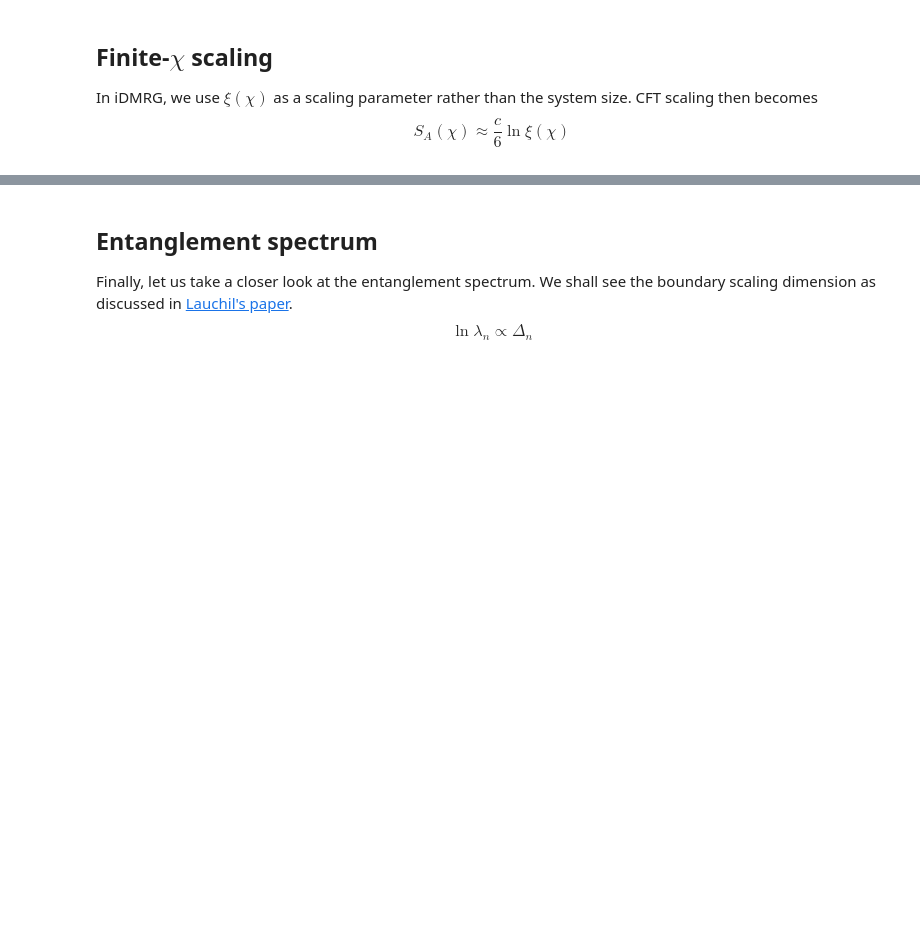
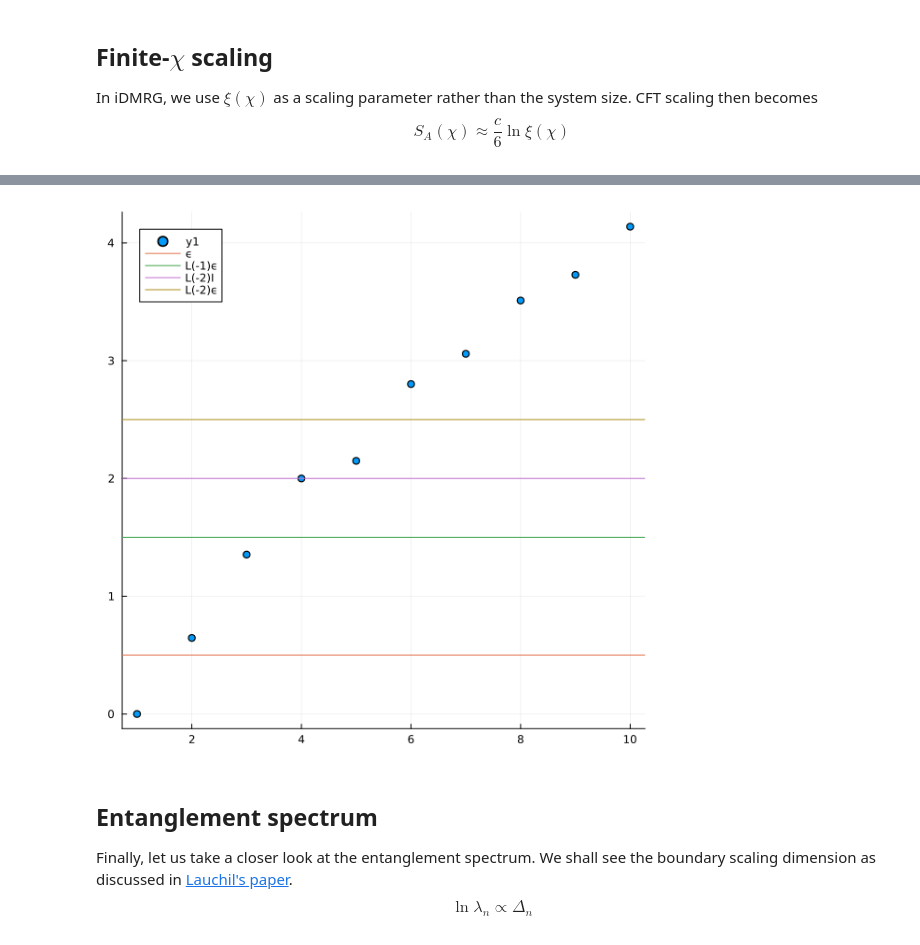
Before and after one commit to dartsushi/MPSKit_tutorial, a Jupyter notebook: mps_tutorial.ipynb, the cells around one changed output, grey strips where cells are left out. Saved outputs shown, nothing was run; the diff lists cells and outputs as text; code cells hidden in the pictures; blank space fills up the shorter version.

```diff
--- a/mps_tutorial.ipynb
+++ b/mps_tutorial.ipynb
@@ -378,3 +405,14 @@ TensorKit.SortedVectorDict{Trivial, Vector{Float64}} with 1 entry:
+# %%
+Λₙ = entanglement_spectrum(ψ₀∞).values[1]
+λₙ = Λₙ.^2
+normalization = log.(λₙ[1]./λₙ[4])
+plot(2*log.(λₙ[1]./λₙ[1:10])/normalization,st=:scatter,size=(600,600))
+hline!([0.5],label="ϵ")
+hline!([1.5],label="L(-1)ϵ")
+hline!([2.0],label="L(-2)I")
+hline!([2.5],label="L(-2)ϵ")
+# %% [output]
+[figure, added]
 # %% [markdown]
 ## Entanglement spectrum
 Finally, let us take a closer look at the entanglement spectrum. We shall see the boundary scaling dimension as discussed in [Lauchil's paper](https://arxiv.org/pdf/1303.0741.pdf).
```
Also changed, not shown: parts of 25 cells of this notebook.
